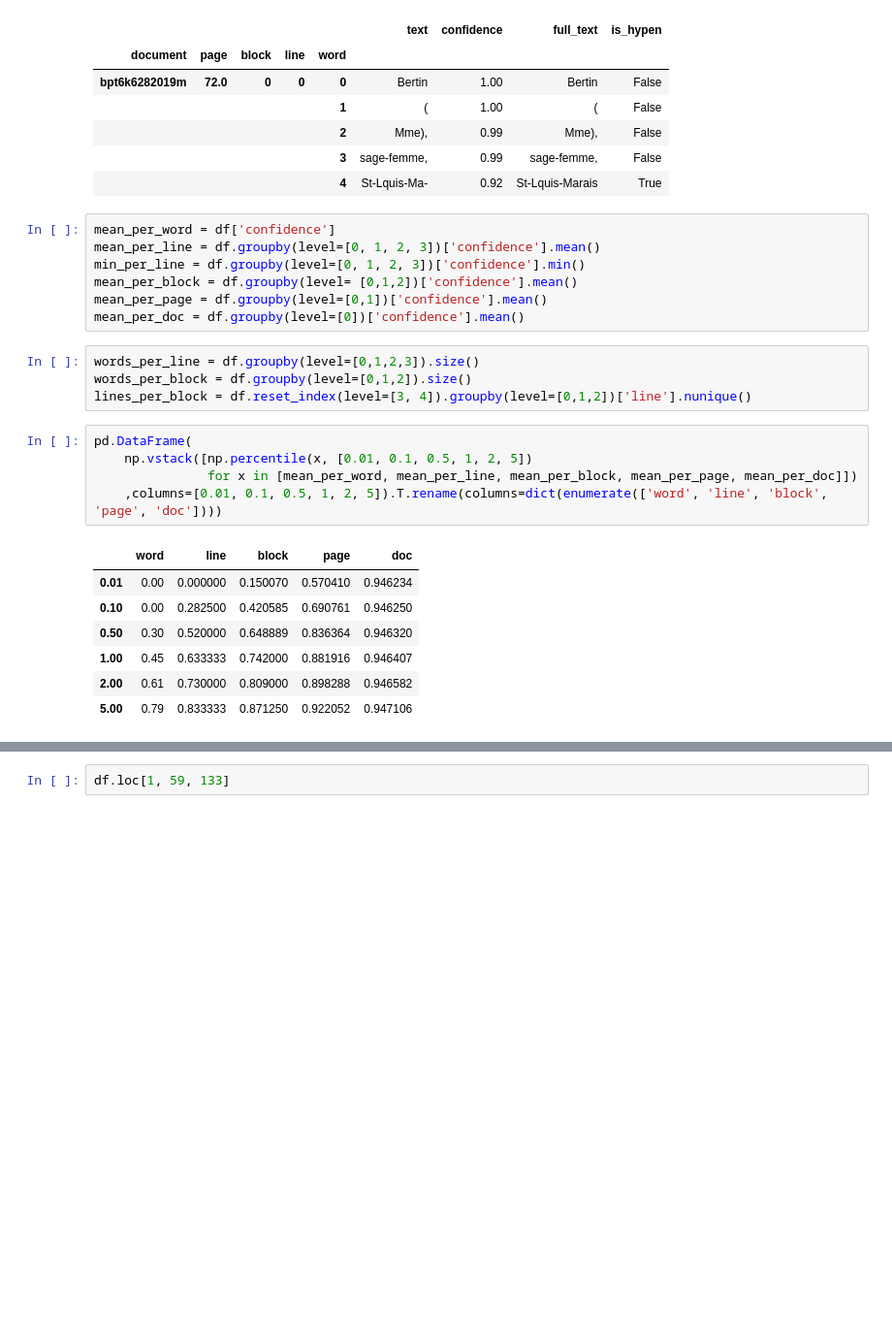
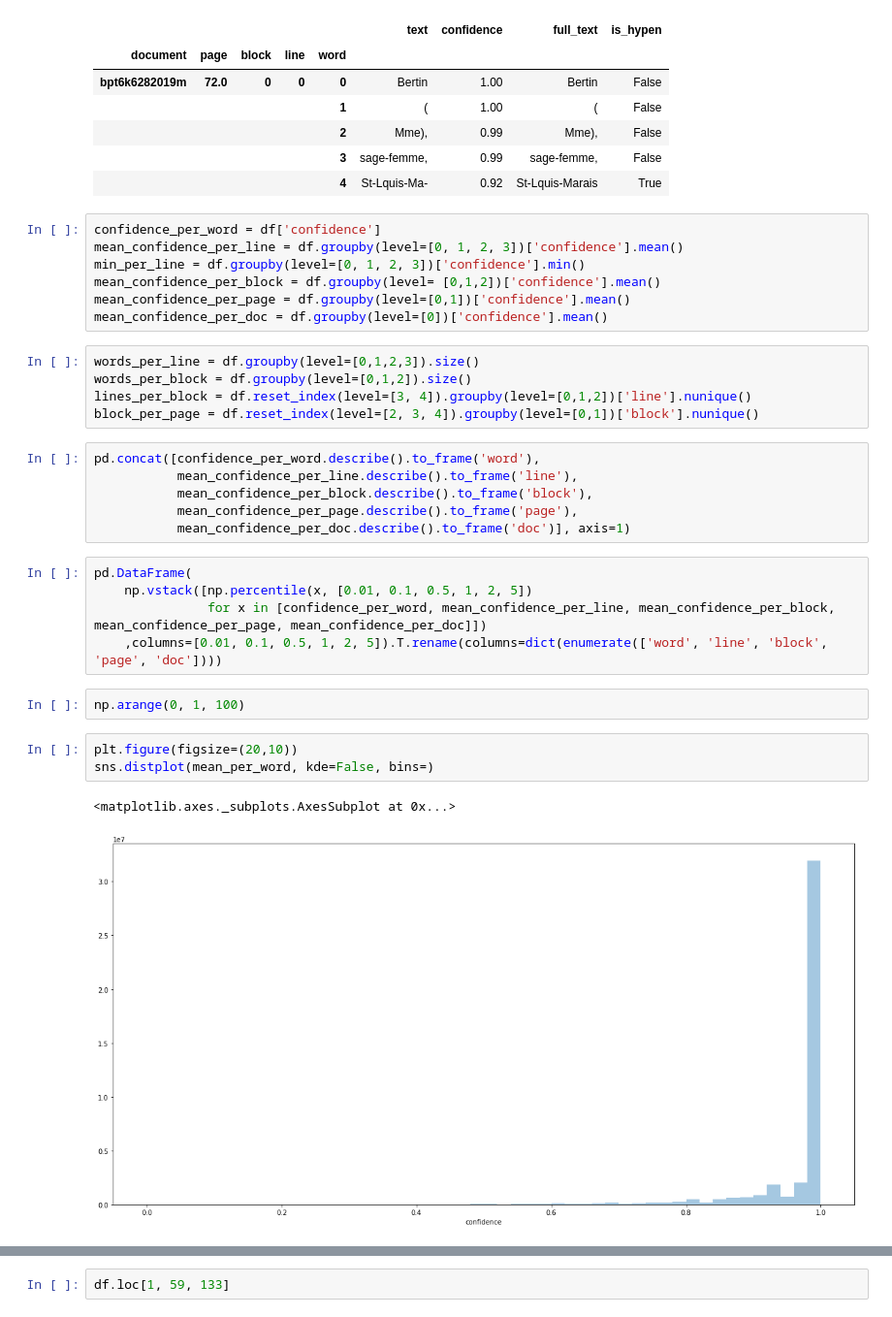
Before and after one commit to adescombes/Richelieu, a Jupyter notebook: Gallica OCR confidence stats.ipynb, the cells around one changed output, grey strips where cells are left out. Shown at 97% size. Saved outputs shown, nothing was run; the diff lists cells and outputs as text; blank space fills up the shorter version.

```diff
--- a/Gallica OCR confidence stats.ipynb
+++ b/Gallica OCR confidence stats.ipynb
@@ -71,26 +106,33 @@ df.head()
 |  |  |  |  | 3 | sage-femme, | 0.99 | sage-femme, | False |
 |  |  |  |  | 4 | St-Lquis-Ma- | 0.92 | St-Lquis-Marais | True |
 # %%
-mean_per_word = df['confidence']
-mean_per_line = df.groupby(level=[0, 1, 2, 3])['confidence'].mean()
+confidence_per_word = df['confidence']
+mean_confidence_per_line = df.groupby(level=[0, 1, 2, 3])['confidence'].mean()
 min_per_line = df.groupby(level=[0, 1, 2, 3])['confidence'].min()
-mean_per_block = df.groupby(level= [0,1,2])['confidence'].mean()
-mean_per_page = df.groupby(level=[0,1])['confidence'].mean()
-mean_per_doc = df.groupby(level=[0])['confidence'].mean()
+mean_confidence_per_block = df.groupby(level= [0,1,2])['confidence'].mean()
+mean_confidence_per_page = df.groupby(level=[0,1])['confidence'].mean()
+mean_confidence_per_doc = df.groupby(level=[0])['confidence'].mean()
 # %%
 words_per_line = df.groupby(level=[0,1,2,3]).size()
 words_per_block = df.groupby(level=[0,1,2]).size()
 lines_per_block = df.reset_index(level=[3, 4]).groupby(level=[0,1,2])['line'].nunique()
+block_per_page = df.reset_index(level=[2, 3, 4]).groupby(level=[0,1])['block'].nunique()
+# %%
+pd.concat([confidence_per_word.describe().to_frame('word'),
+           mean_confidence_per_line.describe().to_frame('line'),
+           mean_confidence_per_block.describe().to_frame('block'),
+           mean_confidence_per_page.describe().to_frame('page'),
+           mean_confidence_per_doc.describe().to_frame('doc')], axis=1)
 # %%
 pd.DataFrame(
     np.vstack([np.percentile(x, [0.01, 0.1, 0.5, 1, 2, 5])
-               for x in [mean_per_word, mean_per_line, mean_per_block, mean_per_page, mean_per_doc]])
+               for x in [confidence_per_word, mean_confidence_per_line, mean_confidence_per_block, mean_confidence_per_page, mean_confidence_per_doc]])
     ,columns=[0.01, 0.1, 0.5, 1, 2, 5]).T.rename(columns=dict(enumerate(['word', 'line', 'block', 'page', 'doc'])))
-# %% [output]
-|  | word | line | block | page | doc |
-| 0.01 | 0.00 | 0.000000 | 0.150070 | 0.570410 | 0.946234 |
-| 0.10 | 0.00 | 0.282500 | 0.420585 | 0.690761 | 0.946250 |
-| 0.50 | 0.30 | 0.520000 | 0.648889 | 0.836364 | 0.946320 |
-| 1.00 | 0.45 | 0.633333 | 0.742000 | 0.881916 | 0.946407 |
-| 2.00 | 0.61 | 0.730000 | 0.809000 | 0.898288 | 0.946582 |
-| 5.00 | 0.79 | 0.833333 | 0.871250 | 0.922052 | 0.947106 |
+# %%
+np.arange(0, 1, 100)
+# %%
+plt.figure(figsize=(20,10))
+sns.distplot(mean_per_word, kde=False, bins=)
+# %% [output]
+<matplotlib.axes._subplots.AxesSubplot at 0x...>
+[figure, added]
```
Also changed, not shown: parts of 7 cells of this notebook.
